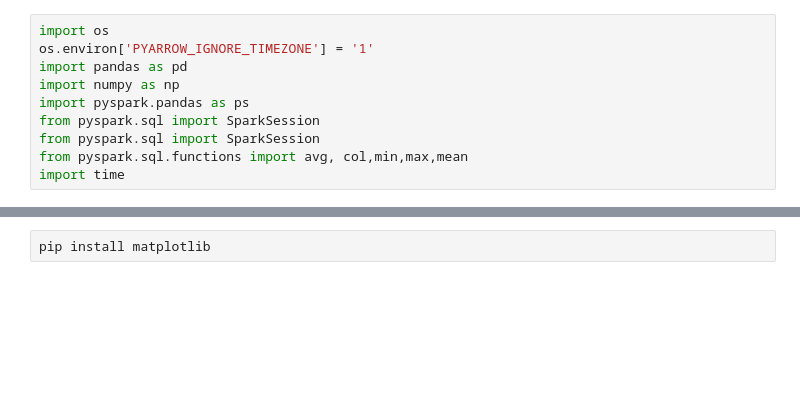
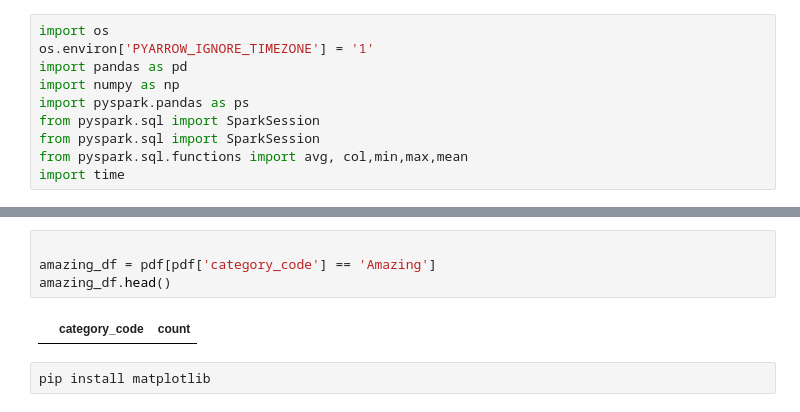
Before and after one commit to Zenaidji/Segmentation-client, a Jupyter notebook: mspr_solution ia.ipynb, the cells around one changed output, grey strips where cells are left out. Drawn from its saved outputs; the diff is of its cells as text; blank space fills up the shorter version.

```diff
--- a/mspr_solution ia.ipynb
+++ b/mspr_solution ia.ipynb
@@ -148,3 +79,9 @@ Py4JJavaError: An error occurred while calling o34.collectToPython.
+# %%
+
+amazing_df = pdf[pdf['category_code'] == 'Amazing']
+amazing_df.head()
+# %% [output]
+|  | category_code | count |
 # %%
 pip install matplotlib
 # %%
```
Also changed, not shown: parts of 5 cells of this notebook.
